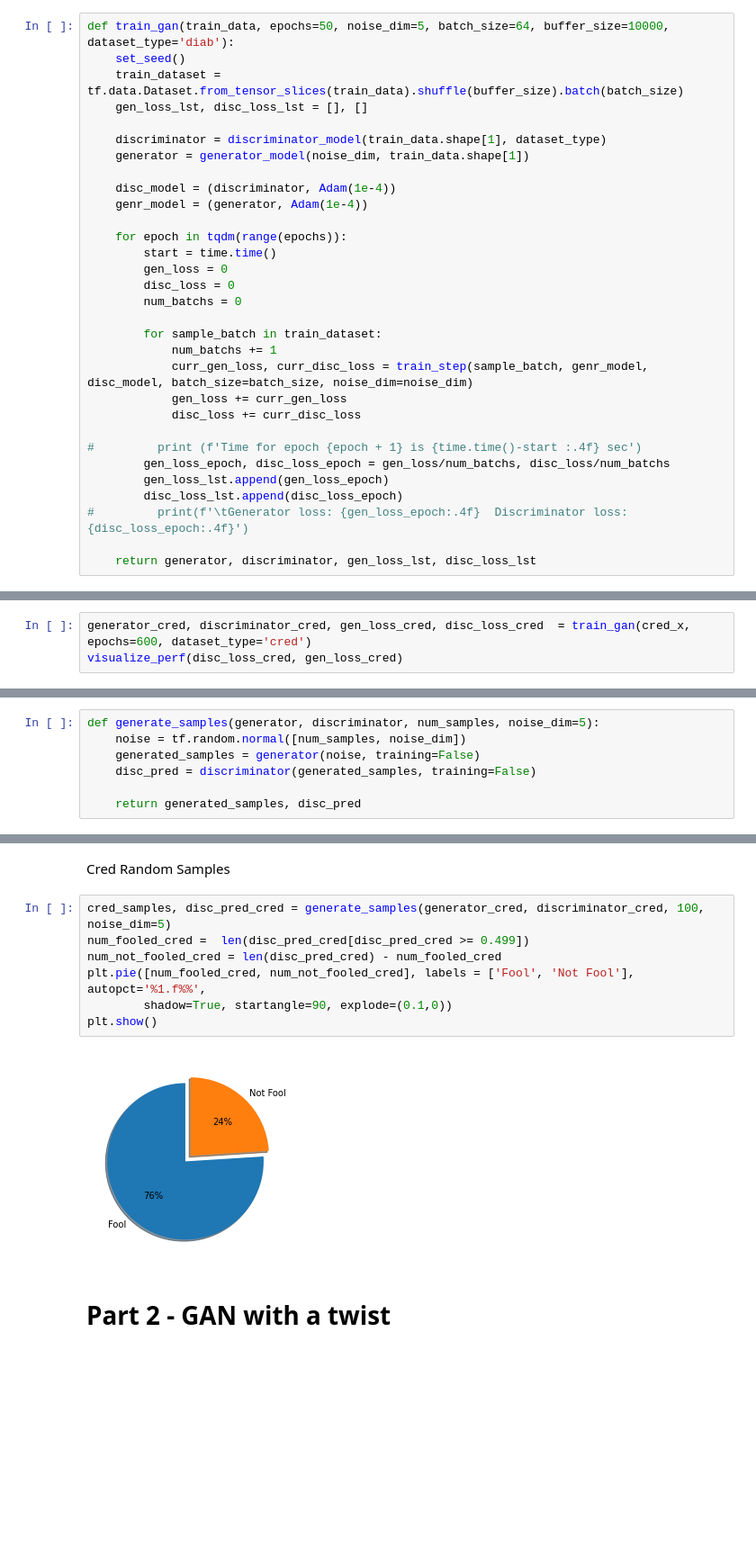
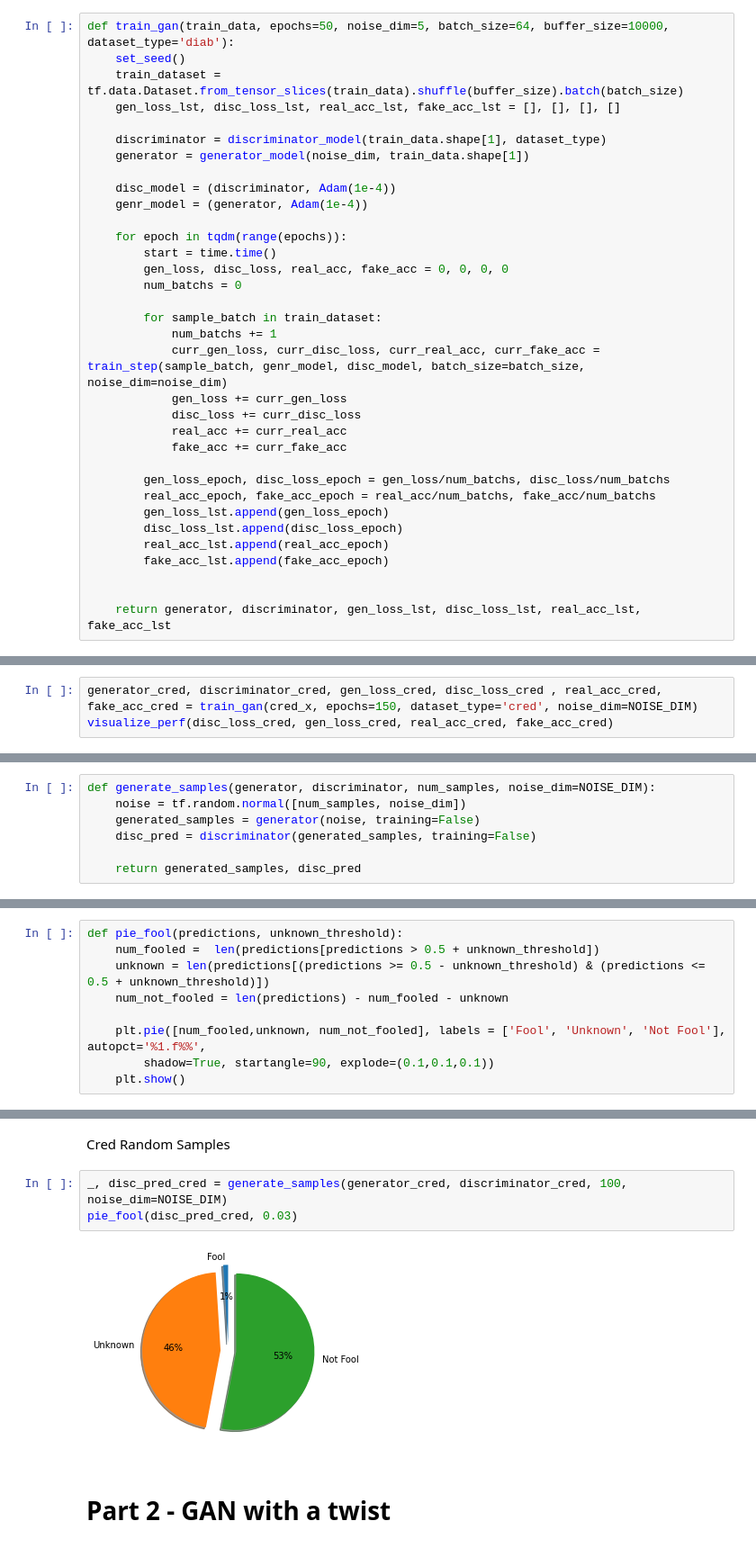
Before and after one commit to Naorko/gan-tf, a Jupyter notebook: gans.ipynb, the cells around one changed output, grey strips where cells are left out. Shown at 90% size. Cells and saved outputs as stored; diff of their text form; blank space fills up the shorter version.

```diff
--- a/gans.ipynb
+++ b/gans.ipynb
@@ -305,7 +321,7 @@ def train_step(samples, generator_model, discriminator_model, batch_size, noise_
 def train_gan(train_data, epochs=50, noise_dim=5, batch_size=64, buffer_size=10000, dataset_type='diab'):
     set_seed()
     train_dataset = tf.data.Dataset.from_tensor_slices(train_data).shuffle(buffer_size).batch(batch_size)
-    gen_loss_lst, disc_loss_lst = [], []
+    gen_loss_lst, disc_loss_lst, real_acc_lst, fake_acc_lst = [], [], [], []
 
     discriminator = discriminator_model(train_data.shape[1], dataset_type)
     generator = generator_model(noise_dim, train_data.shape[1])
@@ -315,21 +331,24 @@ def train_gan(train_data, epochs=50, noise_dim=5, batch_size=64, buffer_size=100
 
     for epoch in tqdm(range(epochs)):
         start = time.time()
-        gen_loss = 0
-        disc_loss = 0
+        gen_loss, disc_loss, real_acc, fake_acc = 0, 0, 0, 0
         num_batchs = 0
 
         for sample_batch in train_dataset:
             num_batchs += 1
-            curr_gen_loss, curr_disc_loss = train_step(sample_batch, genr_model, disc_model, batch_size=batch_size, noise_dim=noise_dim)
+            curr_gen_loss, curr_disc_loss, curr_real_acc, curr_fake_acc = train_step(sample_batch, genr_model, disc_model, batch_size=batch_size, noise_dim=noise_dim)
             gen_loss += curr_gen_loss
             disc_loss += curr_disc_loss
+            real_acc += curr_real_acc
+            fake_acc += curr_fake_acc
 
-#         print (f'Time for epoch {epoch + 1} is {time.time()-start :.4f} sec')
         gen_loss_epoch, disc_loss_epoch = gen_loss/num_batchs, disc_loss/num_batchs
+        real_acc_epoch, fake_acc_epoch = real_acc/num_batchs, fake_acc/num_batchs
         gen_loss_lst.append(gen_loss_epoch)
         disc_loss_lst.append(disc_loss_epoch)
-#         print(f'\tGenerator loss: {gen_loss_epoch:.4f}  Discriminator loss: {disc_loss_epoch:.4f}')
+        real_acc_lst.append(real_acc_epoch)
+        fake_acc_lst.append(fake_acc_epoch)
 
-    return generator, discriminator, gen_loss_lst, disc_loss_lst
+
+    return generator, discriminator, gen_loss_lst, disc_loss_lst, real_acc_lst, fake_acc_lst
 # %%
@@ -351,7 +377,7 @@ visualize_perf(disc_loss_diab, gen_loss_diab)
 # %% [markdown]
 As we can see here the models are going back and forth with their losses, but the discriminator is a consistent leader.
 # %%
-generator_cred, discriminator_cred, gen_loss_cred, disc_loss_cred  = train_gan(cred_x, epochs=600, dataset_type='cred')
-visualize_perf(disc_loss_cred, gen_loss_cred)
+generator_cred, discriminator_cred, gen_loss_cred, disc_loss_cred , real_acc_cred, fake_acc_cred = train_gan(cred_x, epochs=150, dataset_type='cred', noise_dim=NOISE_DIM)
+visualize_perf(disc_loss_cred, gen_loss_cred, real_acc_cred, fake_acc_cred)
 # %% [output]
 [interactive output not drawn]
@@ -370,7 +396,7 @@ tf.keras.models.save_model(discriminator_cred, r'./models/cred/discriminator_cre
 # %% [markdown]
 ### Samples that are fooling The Discrimnator
 # %%
-def generate_samples(generator, discriminator, num_samples, noise_dim=5):
+def generate_samples(generator, discriminator, num_samples, noise_dim=NOISE_DIM):
     noise = tf.random.normal([num_samples, noise_dim])
     generated_samples = generator(noise, training=False)
     disc_pred = discriminator(generated_samples, training=False)
@@ -485,4 +518,13 @@ not_fooled_cred
 ### 100 Random Samples
 # %% [markdown]
 Diab Random Samples
+# %%
+def pie_fool(predictions, unknown_threshold):
+    num_fooled =  len(predictions[predictions > 0.5 + unknown_threshold])
+    unknown = len(predictions[(predictions >= 0.5 - unknown_threshold) & (predictions <= 0.5 + unknown_threshold)])
+    num_not_fooled = len(predictions) - num_fooled - unknown
+
+    plt.pie([num_fooled,unknown, num_not_fooled], labels = ['Fool', 'Unknown', 'Not Fool'], autopct='%1.f%%',
+        shadow=True, startangle=90, explode=(0.1,0.1,0.1))
+    plt.show()
 # %%
@@ -500,14 +535,10 @@ plt.show()
 # %% [markdown]
 Cred Random Samples
 # %%
-cred_samples, disc_pred_cred = generate_samples(generator_cred, discriminator_cred, 100, noise_dim=5)
-num_fooled_cred =  len(disc_pred_cred[disc_pred_cred >= 0.499])
-num_not_fooled_cred = len(disc_pred_cred) - num_fooled_cred
-plt.pie([num_fooled_cred, num_not_fooled_cred], labels = ['Fool', 'Not Fool'], autopct='%1.f%%',
-        shadow=True, startangle=90, explode=(0.1,0))
-plt.show()
+_, disc_pred_cred = generate_samples(generator_cred, discriminator_cred, 100, noise_dim=NOISE_DIM)
+pie_fool(disc_pred_cred, 0.03)
 # %% [output]
-[figure, old version]
+[figure, new version]
 # %% [markdown]
 # Part 2 - GAN with a twist
 # %% [markdown]
```
Also changed, not shown: parts of 57 cells of this notebook.
